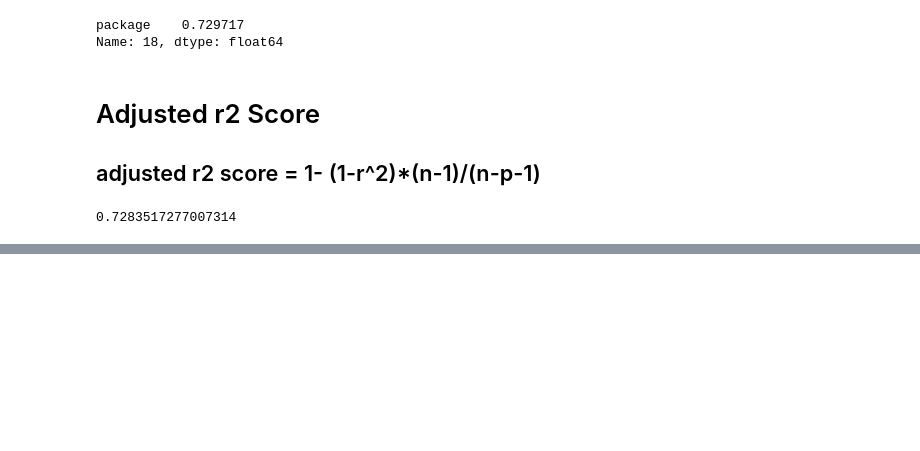
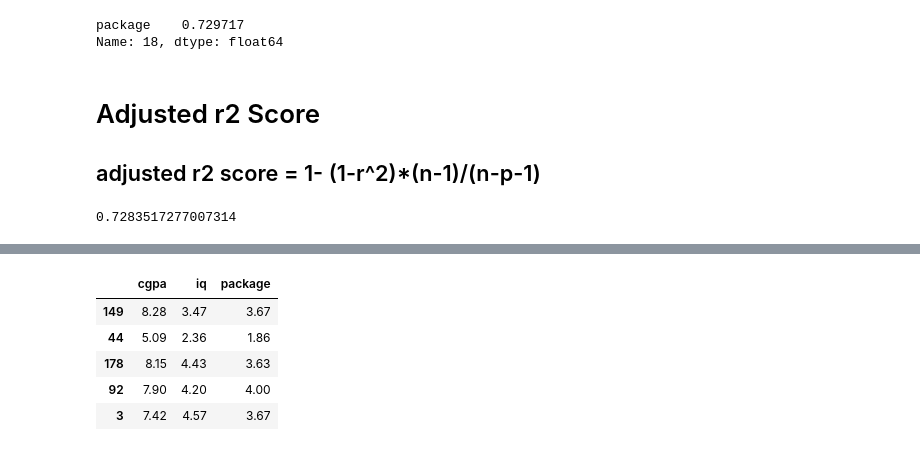
Before and after one commit to dheeraj0342/DSML, a Jupyter notebook: ML/ML-03.ipynb, the cells around one changed output, grey strips where cells are left out. Cells and saved outputs as stored; diff of their text form; code cells hidden in the pictures; blank space fills up the shorter version.

```diff
--- a/ML/ML-03.ipynb
+++ b/ML/ML-03.ipynb
@@ -89,0 +134,9 @@ print(adjusted_r_sqaured)
+# %%
+new_df2.sample(5)
+# %% [output]
+|  | cgpa | iq | package |
+| 149 | 8.28 | 3.47 | 3.67 |
+| 44 | 5.09 | 2.36 | 1.86 |
+| 178 | 8.15 | 4.43 | 3.63 |
+| 92 | 7.90 | 4.20 | 4.00 |
+| 3 | 7.42 | 4.57 | 3.67 |
```
Also changed, not shown: parts of 17 cells of this notebook, 2 other files.
